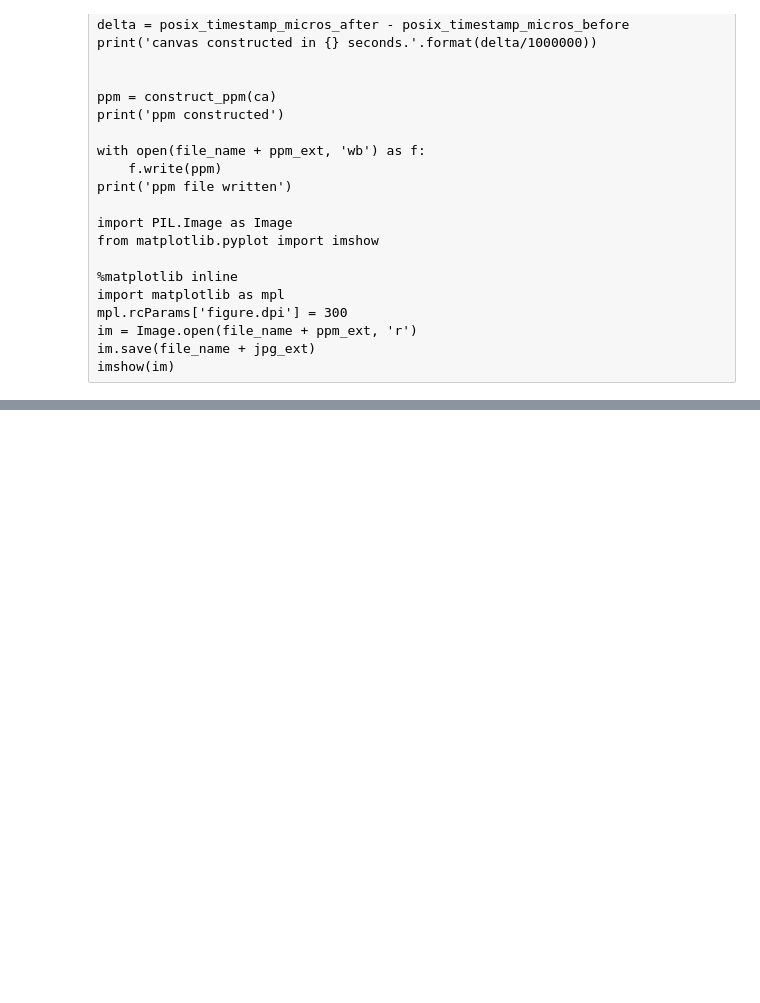
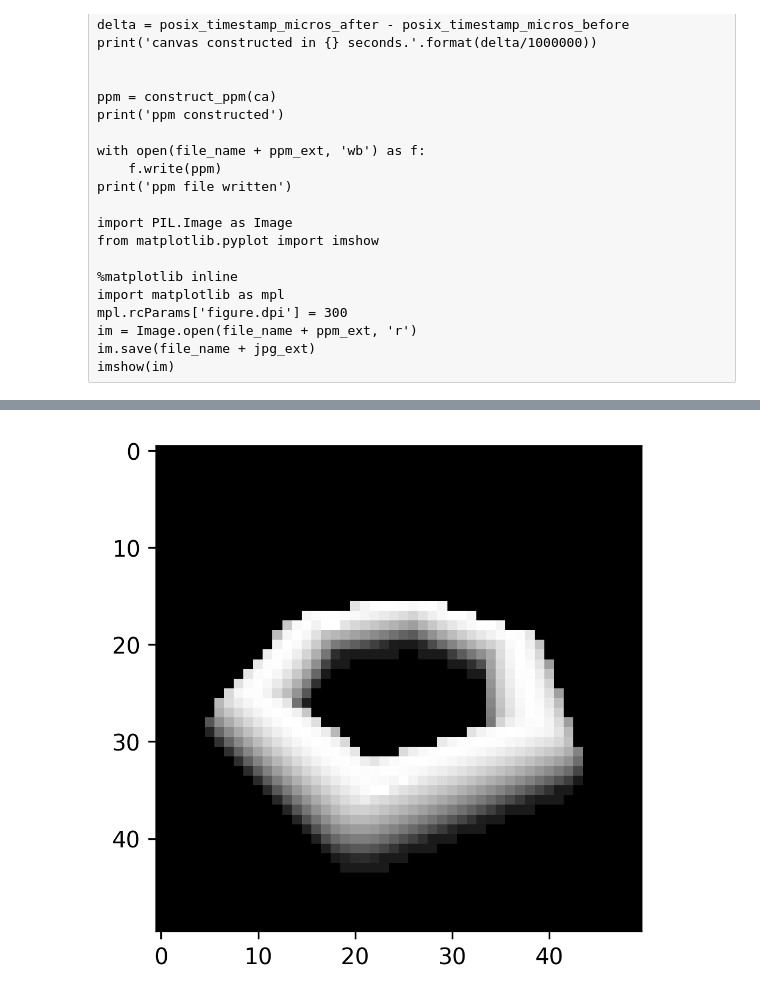
Before and after one commit to gbordelon/ray_tracer_challenge, a Jupyter notebook: main.ipynb, the cells around one changed output, grey strips where cells are left out. Saved outputs shown, nothing was run; the diff lists cells and outputs as text; code cells hidden in the pictures; blank space fills up the shorter version.

Commit message:
Finished chapter 14 Groups.

```diff
--- a/main.ipynb
+++ b/main.ipynb
@@ -280,0 +277,92 @@ origin = point(1,2,3)
+# %%
+%run shapes.ipynb
+def hex_corner():
+    corner = sphere()
+    corner.transform = translation(0,0,-1) * scaling(0.25, 0.25, 0.25)
+    return corner
+
+def hex_edge():
+    edge = cylinder()
+    edge.minimum = 0
+    edge.maximum = 1
+    edge.transform = translation(0,0,-1) *\
+                     rotation_y(-np.pi/6) *\
+                     rotation_z(-np.pi/2) *\
+                     scaling(0.25, 1, 0.25)
+    return edge
+
+def hex_side():
+    side = group()
+    side.add_child(hex_corner())
+    side.add_child(hex_edge())
+    return side
+
+def hexagon():
+    hexa = group()
+    for n in range(6):
+        side = hex_side()
+        side.transform = rotation_y(n * np.pi/3)
+        hexa.add_child(side)
+    return hexa
+
+cam_w = 50
+cam_h = cam_w
+
+
+file_name = './group_test.'
+ppm_ext = 'ppm'
+jpg_ext = 'jpg'
+
+wall_color = color(1, 1, 1)
+camera_transform = (point(0.3, 1.5, -1.8), point(0, 0, 0), vector(0, 1, 0))
+
+
+
+world = default_world()
+world.contains = []
+
+world.lights = [point_light(point(0,5,0), color(1, 1, 1))]
+
+
+
+world.contains.extend([hexagon()])
+
+
+cam = camera(cam_w, cam_h, np.pi/3)
+cam.transform = view_transform(*camera_transform)
+
+
+from datetime import datetime, timezone, timedelta
+now = datetime.now(timezone.utc)
+epoch = datetime(1970, 1, 1, tzinfo=timezone.utc) # use POSIX epoch
+posix_timestamp_micros_before = (now - epoch) / timedelta(microseconds=1)
+
+print('canvas construction start at {}'.format(now))
+# render the result to a canvas.
+ca = render_multi(cam, world, 5)
+
+
+now = datetime.now(timezone.utc)
+epoch = datetime(1970, 1, 1, tzinfo=timezone.utc) # use POSIX epoch
+posix_timestamp_micros_after = (now - epoch) / timedelta(microseconds=1)
+delta = posix_timestamp_micros_after - posix_timestamp_micros_before
+print('canvas constructed in {} seconds.'.format(delta/1000000))
+
+
+ppm = construct_ppm(ca)
+print('ppm constructed')
+
+with open(file_name + ppm_ext, 'wb') as f:
+    f.write(ppm)
+print('ppm file written')
+
+import PIL.Image as Image
+from matplotlib.pyplot import imshow
+
+%matplotlib inline
+import matplotlib as mpl
+mpl.rcParams['figure.dpi'] = 300
+im = Image.open(file_name + ppm_ext, 'r')
+im.save(file_name + jpg_ext)
+imshow(im)
+# %% [output]
@@ -280,0 +374 @@ origin = point(1,2,3)
+[figure, added]
```
Also changed, not shown: parts of 4 cells of this notebook, 1 other file.
